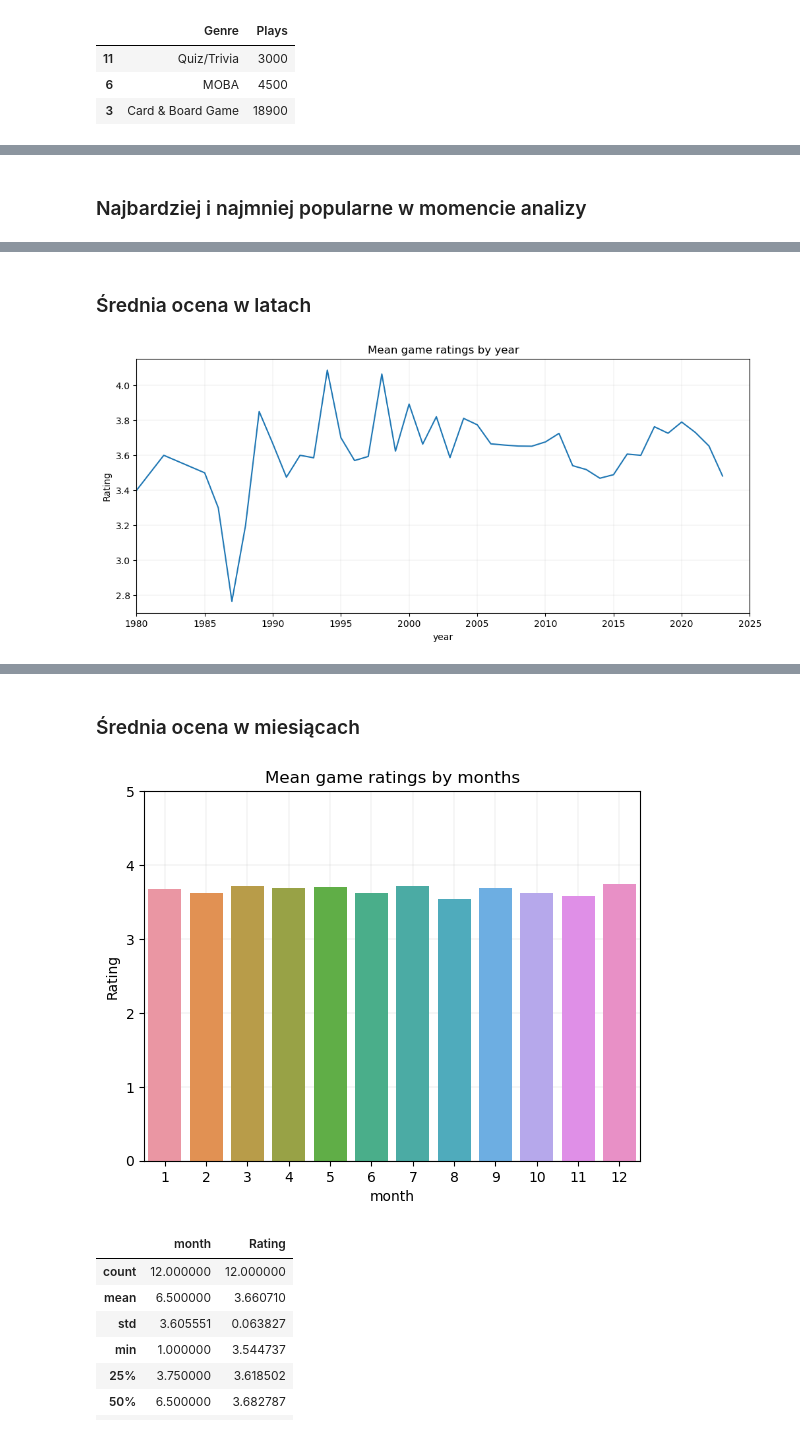
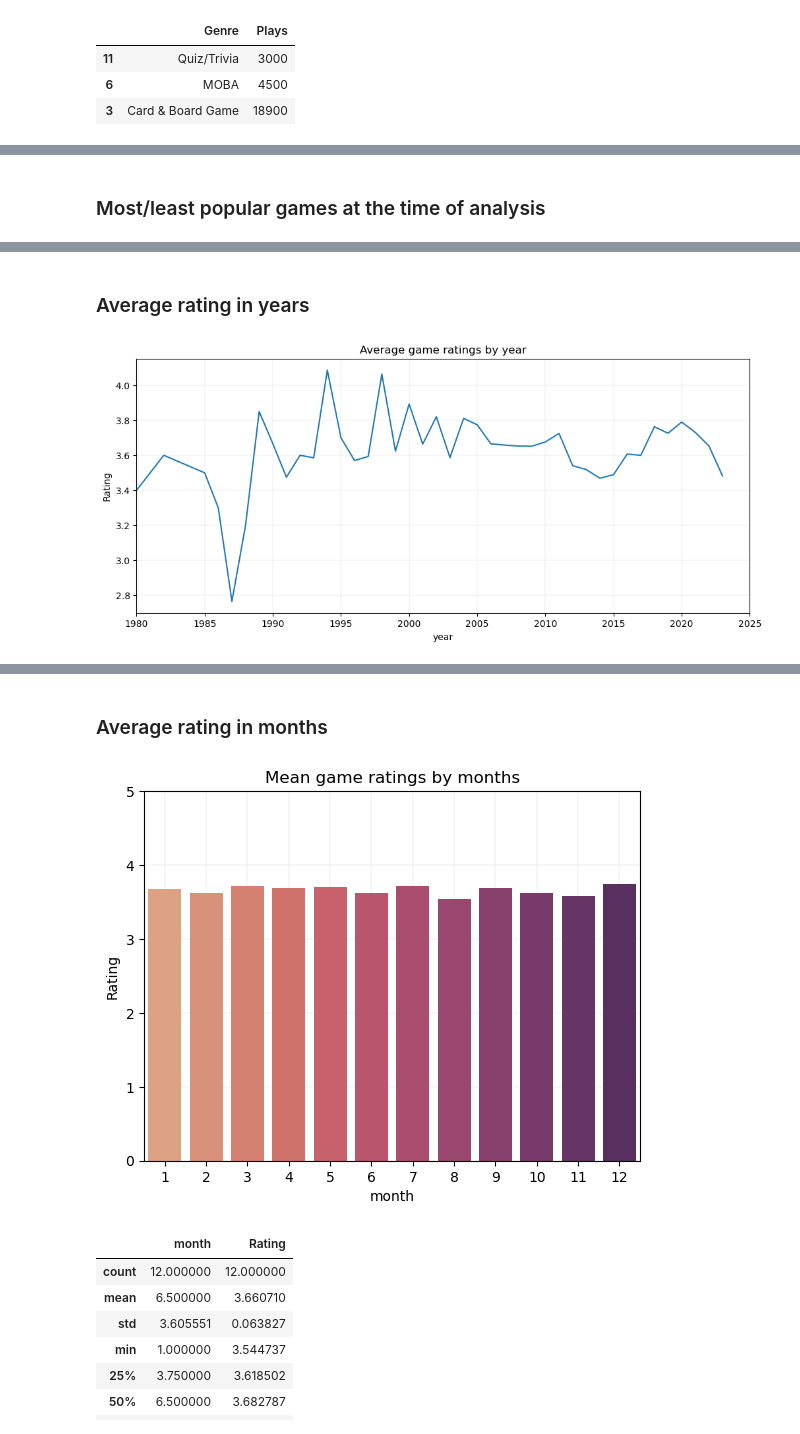
Before and after one commit to AdrianNakonieczny/games-eda, a Jupyter notebook: games.ipynb, the cells around one changed output, grey strips where cells are left out. Cells and saved outputs as stored; diff of their text form; code cells hidden in the pictures.

```diff
--- a/games.ipynb
+++ b/games.ipynb
@@ -476,7 +471,7 @@ games.nsmallest(5, "Plays")
 | 1017 | Phantom Brigade | 2023-02-28 | Brace Yourself Games | 2.8 | 16 | 16 | 10 | 30 | 51 | ... |
 | 982 | Better Call Saul Kart | 2022-09-30 | Big Trash Games | 4.2 | 8 | 26 | 1 | 10 | 12 | ... |
 # %% [markdown]
-### Najbardziej i najmniej popularne w momencie analizy
+### Most/least popular games at the time of analysis
 # %%
 games.nlargest(5, "Playing")
 # %% [output]
@@ -496,18 +491,18 @@ games.nsmallest(5, "Playing")
 | 1065 | Guitar Hero 5 | 2009-09-01 | Activision, Neversoft Entertainment | 3.2 | 63 | 1100 | 0 | 65 | 22 | ... |
 | 509 | Garten of Banban | 2023-01-06 | Euphoric Brothers | 1.2 | 26 | 130 | 1 | 5 | 4 | ... |
 # %% [markdown]
-### Średnia ocena w latach
+### Average rating in years
 # %%
 games_years_rating = pd.DataFrame(games.groupby("year")["Rating"].agg(np.mean)).reset_index()
 # %%
 plt.figure(figsize = (12, 5))
 ax = sns.lineplot(x = "year", y = "Rating", data = games_years_rating)
 plt.xlim(1980, 2025)
-plt.title("Mean game ratings by year")
+plt.title("Average game ratings by year")
 plt.grid(linewidth = 0.3, alpha = 0.5)
 plt.show()
 # %% [output]
-[figure, old version]
+[figure, new version]
 # %%
 games[games["year"] == 1987]
 # %% [output]
@@ -516,18 +511,18 @@ games[games["year"] == 1987]
 | 676 | Mega Man | 1987-12-17 | Capcom | 2.8 | 639 | 5400 | 26 | 452 | 152 | ... |
 | 851 | Metal Gear | 1987-07-13 | Ultra Games, Konami | 2.9 | 344 | 1900 | 29 | 539 | 213 | ... |
 # %% [markdown]
-### Średnia ocena w miesiącach
+### Average rating in months
 # %%
 games_months_rating = pd.DataFrame(games.groupby("month")["Rating"].agg(np.mean)).reset_index()
 # %%
-ax = sns.barplot(x = "month", y = "Rating", data = games_months_rating)
+ax = sns.barplot(x = "month", y = "Rating", data = games_months_rating, palette = 'flare')
 ax.set_axisbelow(True)
 plt.grid(linewidth = 0.3, alpha = 0.5)
 plt.ylim(0, 5)
 plt.title("Mean game ratings by months")
 plt.show()
 # %% [output]
-[figure, old version]
+[figure, new version]
 # %%
 games_months_rating.describe()
 # %% [output]
```
Also changed, not shown: parts of 31 cells of this notebook.
